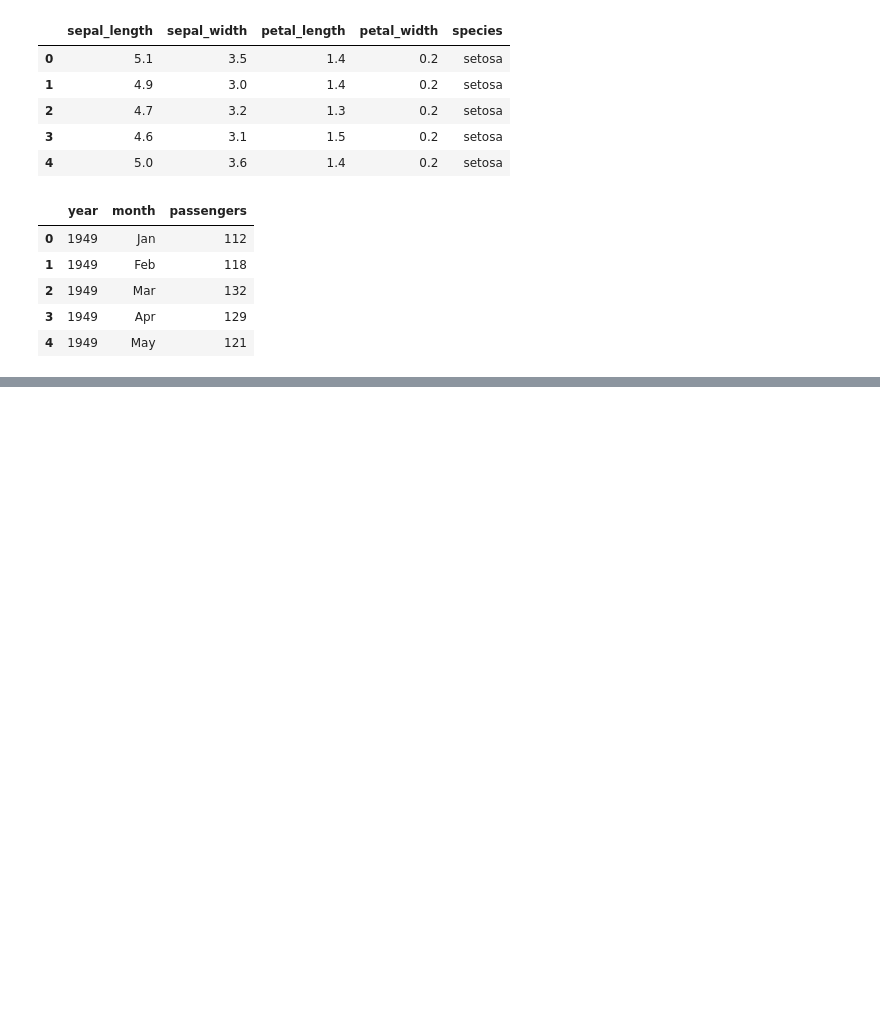
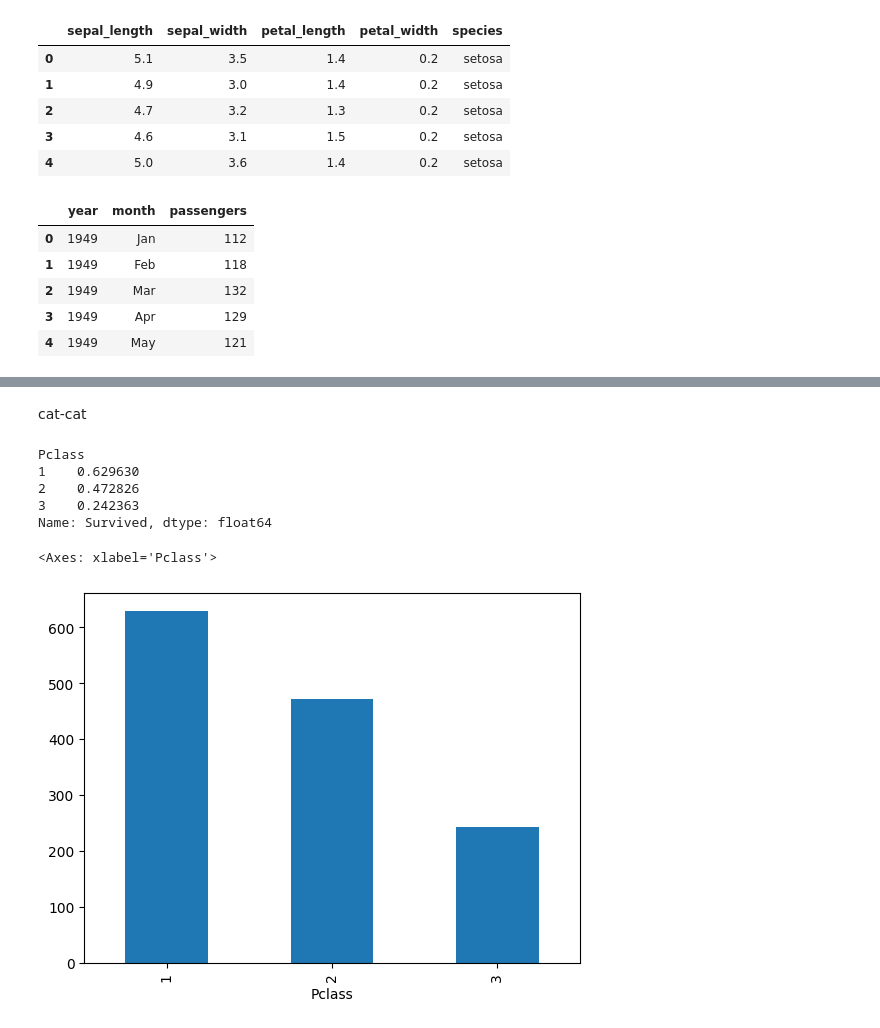
Before and after one commit to tajshuvoo/ml_and_advance_practice, a Jupyter notebook: ml/3-data-analysis/eda_multivariate_bivariate.ipynb, the cells around one changed output, grey strips where cells are left out. Saved outputs shown, nothing was run; the diff lists cells and outputs as text; code cells hidden in the pictures; blank space fills up the shorter version.

```diff
--- a/ml/3-data-analysis/eda_multivariate_bivariate.ipynb
+++ b/ml/3-data-analysis/eda_multivariate_bivariate.ipynb
@@ -60,0 +117,2 @@ sns.barplot(data=titanic, x='Pclass',y='Age')
+# %% [markdown]
+cat-cat
@@ -60,0 +121,13 @@ sns.barplot(data=titanic, x='Pclass',y='Age')
+# %%
+titanic.groupby('Pclass').mean(numeric_only=True)['Survived']
+# %% [output]
+Pclass
+1    0.629630
+2    0.472826
+3    0.242363
+Name: Survived, dtype: float64
+# %%
+(titanic.groupby('Pclass').mean(numeric_only=True)['Survived']*1000).plot(kind='bar')
+# %% [output]
+<Axes: xlabel='Pclass'>
+[figure, added]
```
Also changed, not shown: parts of 14 cells of this notebook, 2 other files.
